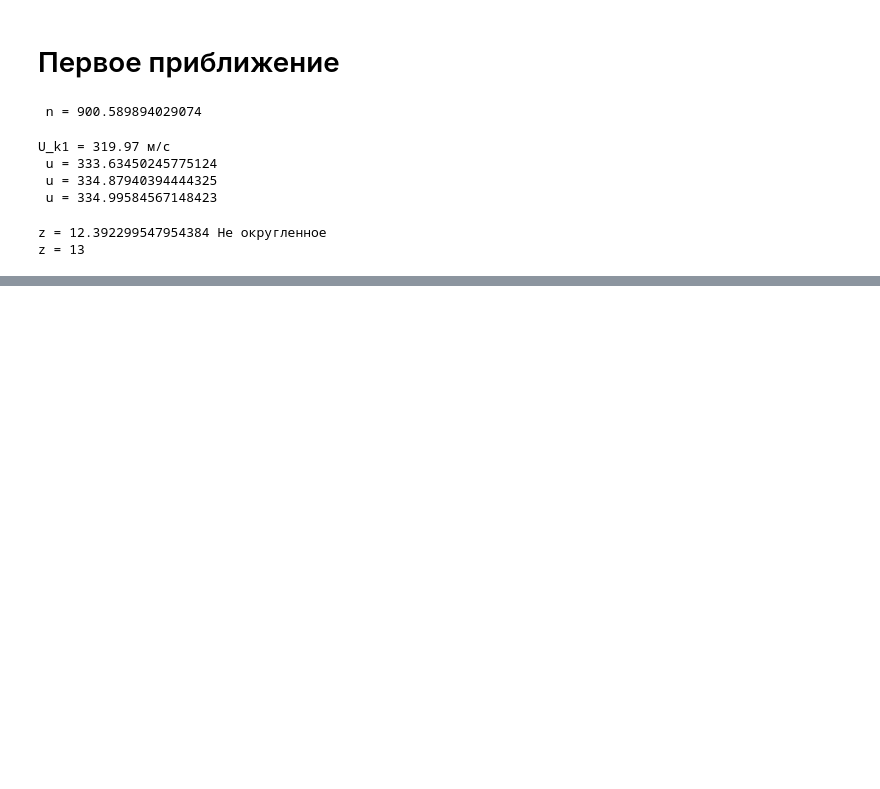
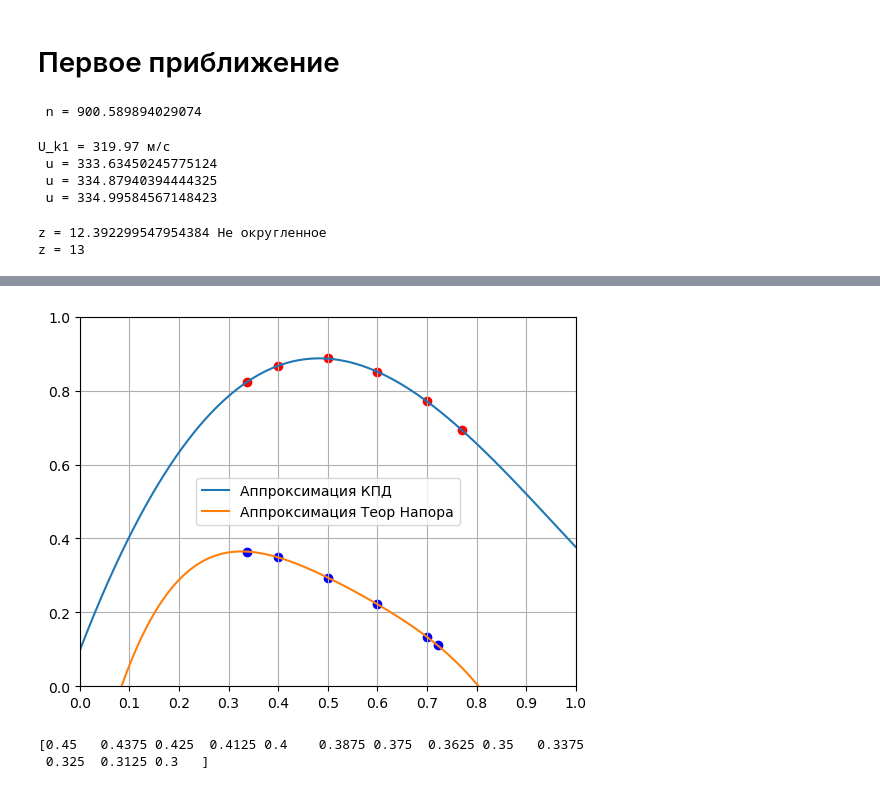
Before and after one commit to mikiway902/Compressor_Kurs, a Jupyter notebook: main.ipynb, the cells around one changed output, grey strips where cells are left out. Drawn from its saved outputs; the diff is of its cells as text; code cells hidden in the pictures; blank space fills up the shorter version.

```diff
--- a/main.ipynb
+++ b/main.ipynb
@@ -228,0 +247,51 @@ plt.show()
+# %%
+# Ваши точки
+x_Hт_dots = np.array([0.337091988131, 0.4, 0.5, 0.6,0.7, 0.770588235294])
+Hт_dots = np.array([0.82371541502, 0.866403, 0.88774703, 0.849604743, 0.771343873, 0.692490118577])
+
+x_η_dots = np.array([0.337091988131, 0.4, 0.5, 0.6,0.7, 0.721379310345])
+η_dots = np.array([0.36446601942, 0.34854368932, 0.294174757282, 0.221747572816, 0.13360824742, 0.11038026721])
+
+# аппроксимация полиномом степени stepen
+stepen = 4
+coeffs = np.polyfit(x_Hт_dots, Hт_dots, stepen)
+poly = np.poly1d(coeffs)
+coeffs1 = np.polyfit(x_η_dots, η_dots, stepen)
+poly1 = np.poly1d(coeffs1)
+
+smoothness = 100000
+x_Hт_dots_smooth = np.linspace(0, 1, smoothness)
+Hт_dots_smooth = poly(x_Hт_dots_smooth)
+x_η_dots_smooth = np.linspace(0, 1, smoothness)
+η_dots_smooth = poly1(x_η_dots_smooth)
+
+plt.plot(x_Hт_dots_smooth, Hт_dots_smooth, label="Аппроксимация КПД")
+plt.plot(x_η_dots_smooth, η_dots_smooth, label="Аппроксимация Теор Напора")
+plt.scatter(x_Hт_dots, Hт_dots, color="red")
+plt.scatter(x_η_dots, η_dots, color="blue")
+plt.xlim(0,1)
+plt.ylim(0,1)
+plt.xticks(np.arange(0, 1.1, 0.1))  # Установка делений по оси X с шагом 0.1
+plt.yticks(np.arange(0, 1.1, 0.2))  # Установка делений по оси Y с шагом 0.2
+plt.grid(True) # Добавление сетки
+plt.legend()
+plt.show()
+# %% [output]
+[figure, added]
+# %%
+Hт_x_line = x_Hт_dots_smooth
+Hт_y_line = Hт_dots_smooth
+η_x_line = x_η_dots_smooth
+η_y_line = η_dots_smooth
+
+N = z   # Число ступеней компрессора
+N_list = np.linspace(1, N, N)
+
+Hт_x_result = []
+Hт_отн_result = []
+
+c_a_отн = np.linspace(c_а1_отн, с_а_отн, N)
+print(c_a_отн)
+# %% [output]
+[0.45   0.4375 0.425  0.4125 0.4    0.3875 0.375  0.3625 0.35   0.3375
+ 0.325  0.3125 0.3   ]
```
Also changed, not shown: parts of 6 cells of this notebook.
